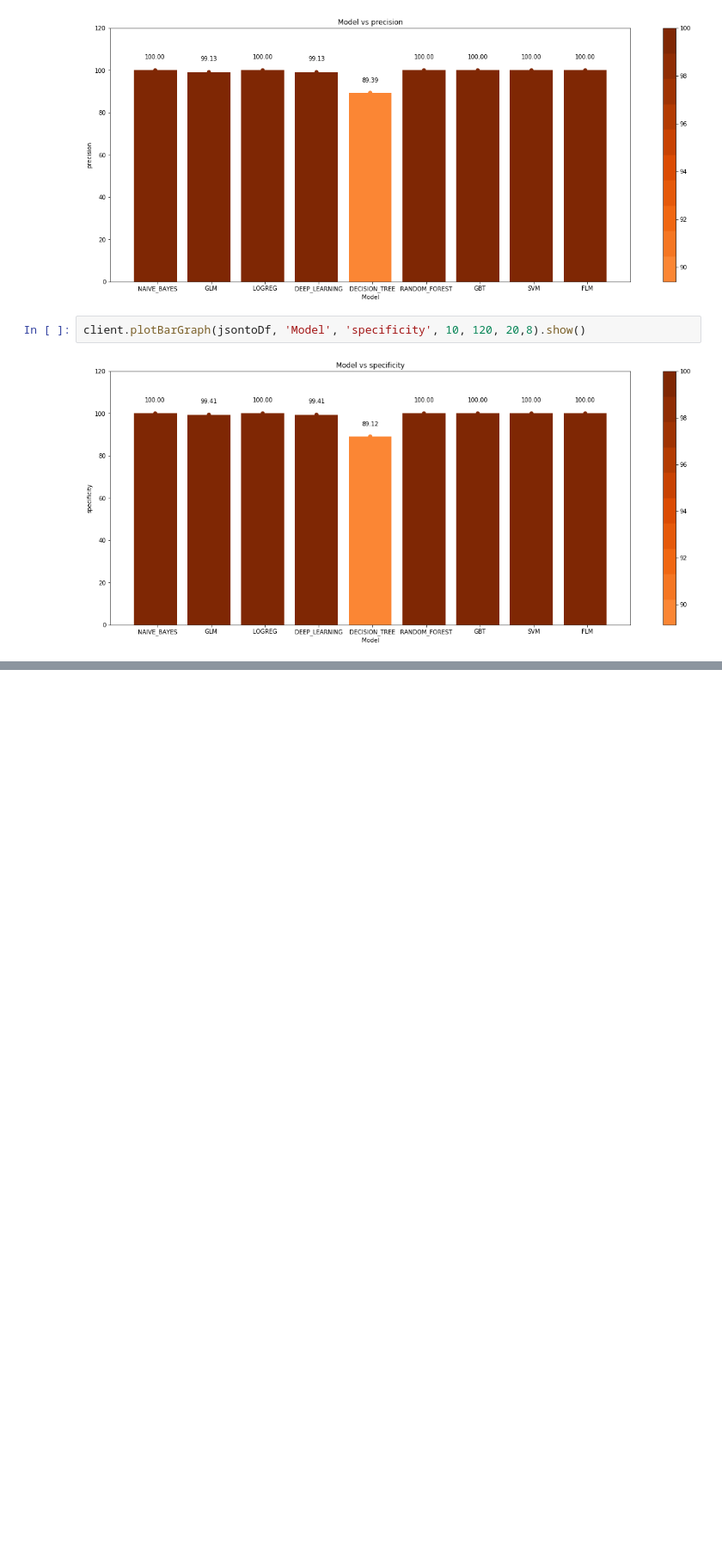
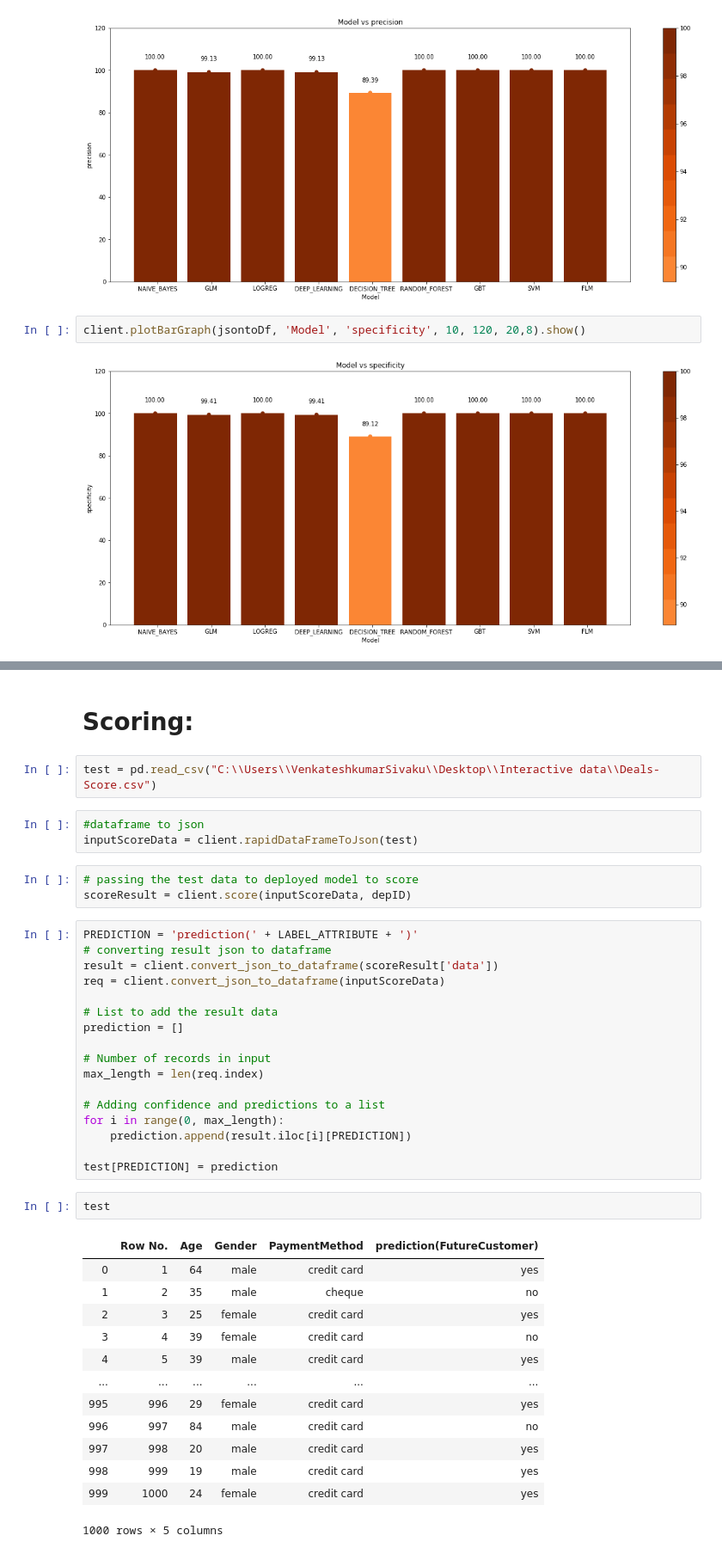
Before and after one commit to rapidminer-labs/rapidminer-go-python, a Jupyter notebook: examples/interactiveScript_deals.ipynb, the cells around one changed output, grey strips where cells are left out. Shown at 86% size. Cells and saved outputs as stored; diff of their text form; blank space fills up the shorter version.

```diff
--- a/examples/interactiveScript_deals.ipynb
+++ b/examples/interactiveScript_deals.ipynb
@@ -171,0 +252,43 @@ client.plotBarGraph(jsontoDf, 'Model', 'specificity', 10, 120, 20,8).show()
+# %% [markdown]
+# Scoring:
+# %%
+test = pd.read_csv("C:\\Users\\VenkateshkumarSivaku\\Desktop\\Interactive data\\Deals-Score.csv")
+# %%
+#dataframe to json
+inputScoreData = client.rapidDataFrameToJson(test)
+# %%
+# passing the test data to deployed model to score
+scoreResult = client.score(inputScoreData, depID)
+# %%
+PREDICTION = 'prediction(' + LABEL_ATTRIBUTE + ')'
+# converting result json to dataframe
+result = client.convert_json_to_dataframe(scoreResult['data'])
+req = client.convert_json_to_dataframe(inputScoreData)
+
+# List to add the result data
+prediction = []
+
+# Number of records in input
+max_length = len(req.index)
+
+# Adding confidence and predictions to a list
+for i in range(0, max_length):
+    prediction.append(result.iloc[i][PREDICTION])
+
+test[PREDICTION] = prediction
+# %%
+test
+# %% [output]
+|  | Row No. | Age | Gender | PaymentMethod | prediction(FutureCustomer) |
+| 0 | 1 | 64 | male | credit card | yes |
+| 1 | 2 | 35 | male | cheque | no |
+| 2 | 3 | 25 | female | credit card | yes |
+| 3 | 4 | 39 | female | credit card | no |
+| 4 | 5 | 39 | male | credit card | yes |
+| ... | ... | ... | ... | ... | ... |
+| 995 | 996 | 29 | female | credit card | yes |
+| 996 | 997 | 84 | male | credit card | no |
+| 997 | 998 | 20 | male | credit card | yes |
+| 998 | 999 | 19 | male | credit card | yes |
+| 999 | 1000 | 24 | female | credit card | yes |
+1000 rows × 5 columns
```
Also changed, not shown: parts of 20 cells of this notebook, 2 other files.
